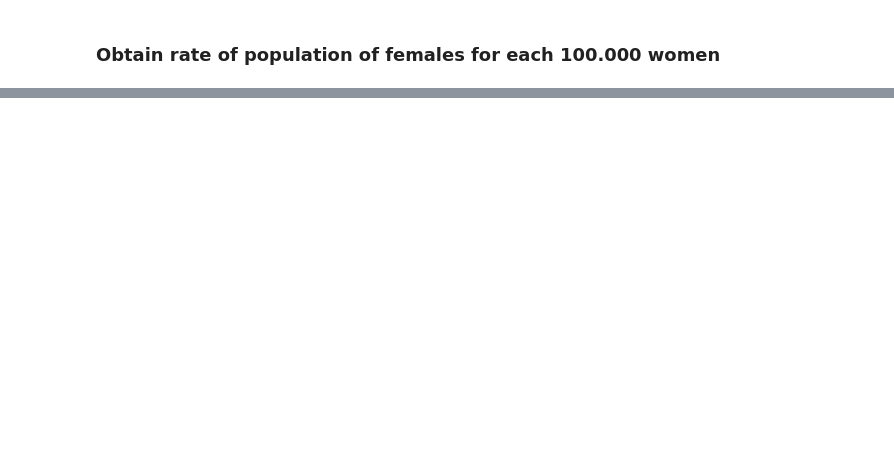
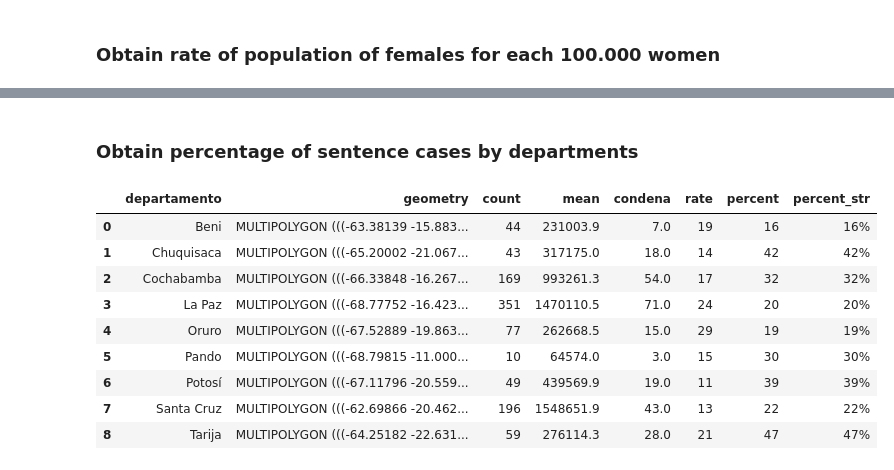
Before and after one commit to DataCritica/comision-revision-bolivia, a Jupyter notebook: notebooks/1.0-analyze.ipynb, the cells around one changed output, grey strips where cells are left out. Cells and saved outputs as stored; diff of their text form; code cells hidden in the pictures; blank space fills up the shorter version.

```diff
--- a/notebooks/1.0-analyze.ipynb
+++ b/notebooks/1.0-analyze.ipynb
@@ -173,0 +174,24 @@ df_join
+# %% [markdown]
+### Obtain percentage of sentence cases by departments
+# %%
+# Divide femicides count into women population mean, multiply by 100.000 and round to zero decimal places
+df_join['percent'] = df_join['condena'].multiply(100).divide(df_join['count']).round(0)
+# Convert column values floats to integers
+df_join['percent'] = pd.to_numeric(df_join['percent'], downcast='integer')
+# Convert integers to strings and add '%' symbol
+df_join['percent_str'] = df_join['percent'].apply(str)+'%'
+# Save geodataframe
+df_join.to_file('../data/processed/bo_tasa_feminicidios.geojson', driver='GeoJSON')
+# Show dataframe
+df_join
+# %% [output]
+|  | departamento | geometry | count | mean | condena | rate | percent | percent_str |
+| 0 | Beni | MULTIPOLYGON (((-63.38139 -15.883... | 44 | 231003.9 | 7.0 | 19 | 16 | 16% |
+| 1 | Chuquisaca | MULTIPOLYGON (((-65.20002 -21.067... | 43 | 317175.0 | 18.0 | 14 | 42 | 42% |
+| 2 | Cochabamba | MULTIPOLYGON (((-66.33848 -16.267... | 169 | 993261.3 | 54.0 | 17 | 32 | 32% |
+| 3 | La Paz | MULTIPOLYGON (((-68.77752 -16.423... | 351 | 1470110.5 | 71.0 | 24 | 20 | 20% |
+| 4 | Oruro | MULTIPOLYGON (((-67.52889 -19.863... | 77 | 262668.5 | 15.0 | 29 | 19 | 19% |
+| 5 | Pando | MULTIPOLYGON (((-68.79815 -11.000... | 10 | 64574.0 | 3.0 | 15 | 30 | 30% |
+| 6 | Potosí | MULTIPOLYGON (((-67.11796 -20.559... | 49 | 439569.9 | 19.0 | 11 | 39 | 39% |
+| 7 | Santa Cruz | MULTIPOLYGON (((-62.69866 -20.462... | 196 | 1548651.9 | 43.0 | 13 | 22 | 22% |
+| 8 | Tarija | MULTIPOLYGON (((-64.25182 -22.631... | 59 | 276114.3 | 28.0 | 21 | 47 | 47% |
```
Also changed, not shown: parts of 11 cells of this notebook.
